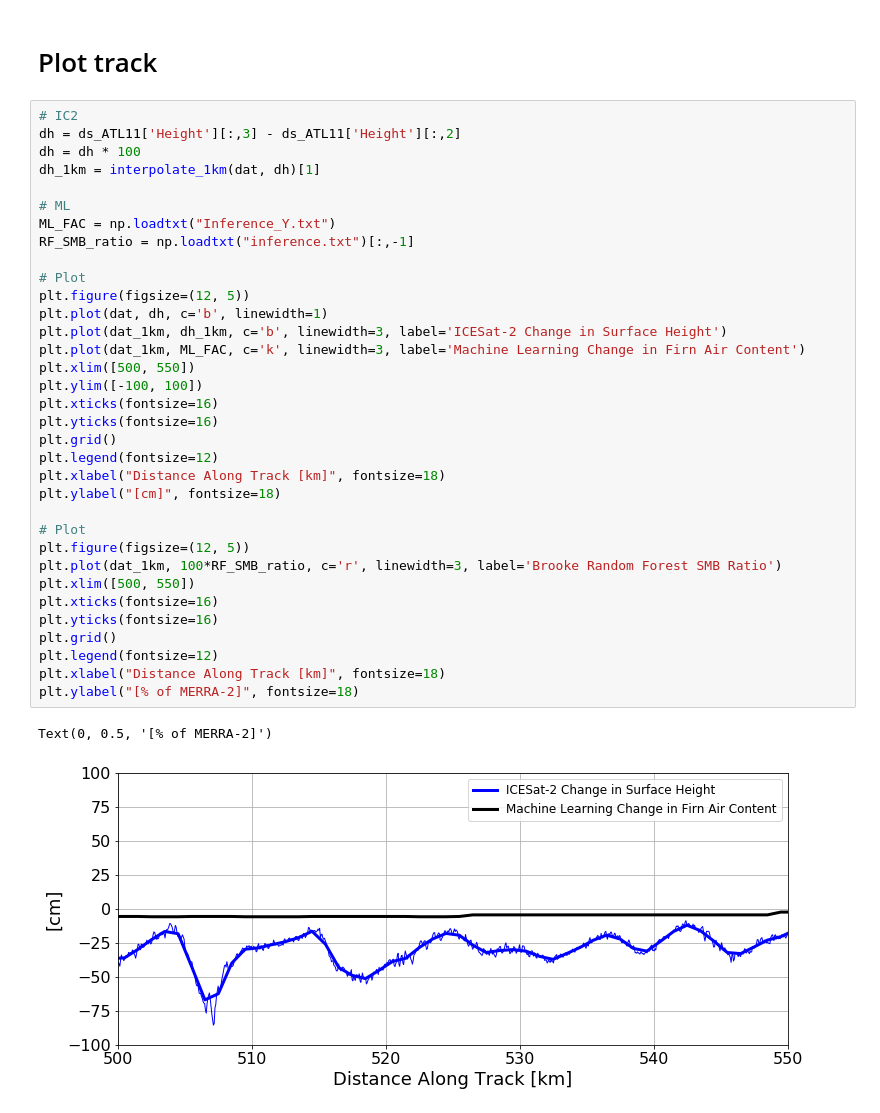
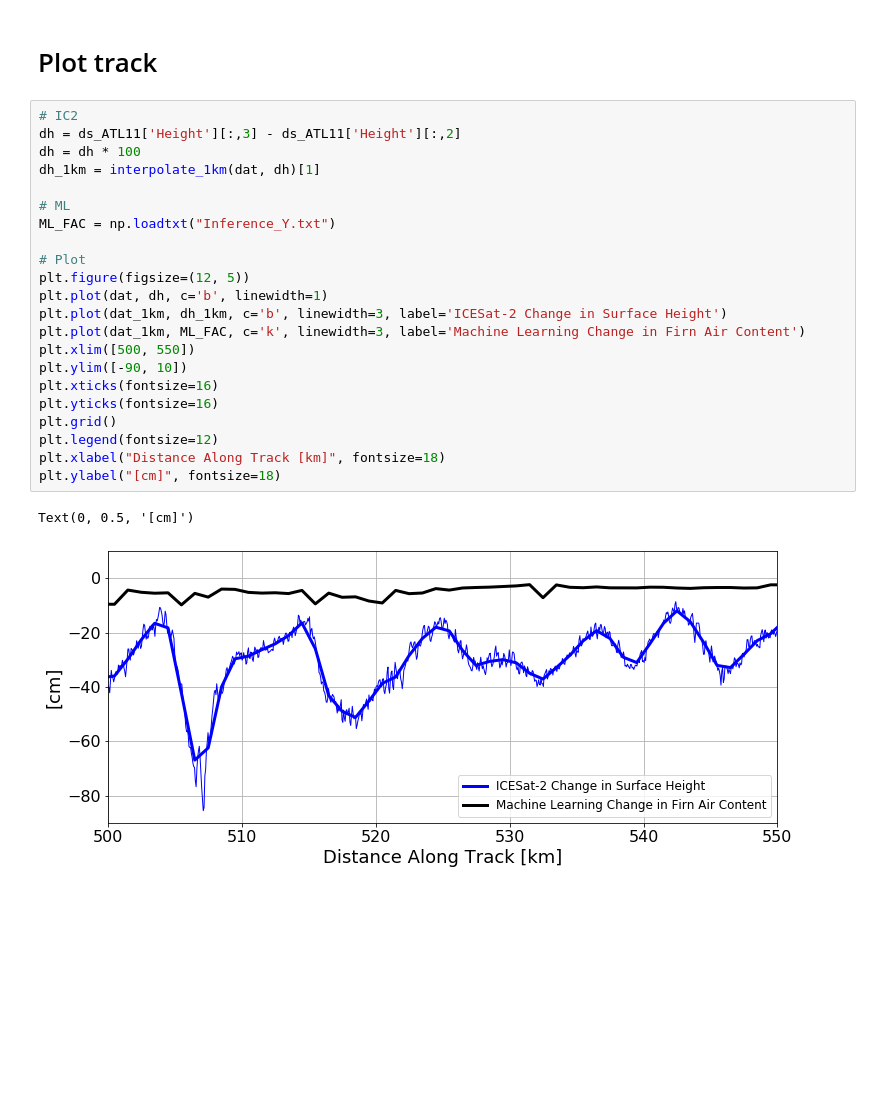
Before and after one commit to EricKeenan/mass-balance, a Jupyter notebook: notebooks/get-IC2-coords.ipynb, the cells around one changed output. Cells and saved outputs as stored; diff of their text form; blank space fills up the shorter version.

```diff
--- a/notebooks/get-IC2-coords.ipynb
+++ b/notebooks/get-IC2-coords.ipynb
@@ -97,37 +93,25 @@ np.savetxt("IC2_lat_lon.txt", lat_lon)
 # %%
 # IC2
 dh = ds_ATL11['Height'][:,3] - ds_ATL11['Height'][:,2]
 dh = dh * 100
 dh_1km = interpolate_1km(dat, dh)[1]
 
 # ML
 ML_FAC = np.loadtxt("Inference_Y.txt")
-RF_SMB_ratio = np.loadtxt("inference.txt")[:,-1]
 
 # Plot
 plt.figure(figsize=(12, 5))
 plt.plot(dat, dh, c='b', linewidth=1)
 plt.plot(dat_1km, dh_1km, c='b', linewidth=3, label='ICESat-2 Change in Surface Height')
 plt.plot(dat_1km, ML_FAC, c='k', linewidth=3, label='Machine Learning Change in Firn Air Content')
 plt.xlim([500, 550])
-plt.ylim([-100, 100])
+plt.ylim([-90, 10])
 plt.xticks(fontsize=16)
 plt.yticks(fontsize=16)
 plt.grid()
 plt.legend(fontsize=12)
 plt.xlabel("Distance Along Track [km]", fontsize=18)
 plt.ylabel("[cm]", fontsize=18)
-
-# Plot
-plt.figure(figsize=(12, 5))
-plt.plot(dat_1km, 100*RF_SMB_ratio, c='r', linewidth=3, label='Brooke Random Forest SMB Ratio')
-plt.xlim([500, 550])
-plt.xticks(fontsize=16)
-plt.yticks(fontsize=16)
-plt.grid()
-plt.legend(fontsize=12)
-plt.xlabel("Distance Along Track [km]", fontsize=18)
-plt.ylabel("[% of MERRA-2]", fontsize=18)
 # %% [output]
-Text(0, 0.5, '[% of MERRA-2]')
+Text(0, 0.5, '[cm]')
-[figure, old version]
+[figure, new version]
```
Also changed, not shown: parts of 2 cells of this notebook, 5 other files.
